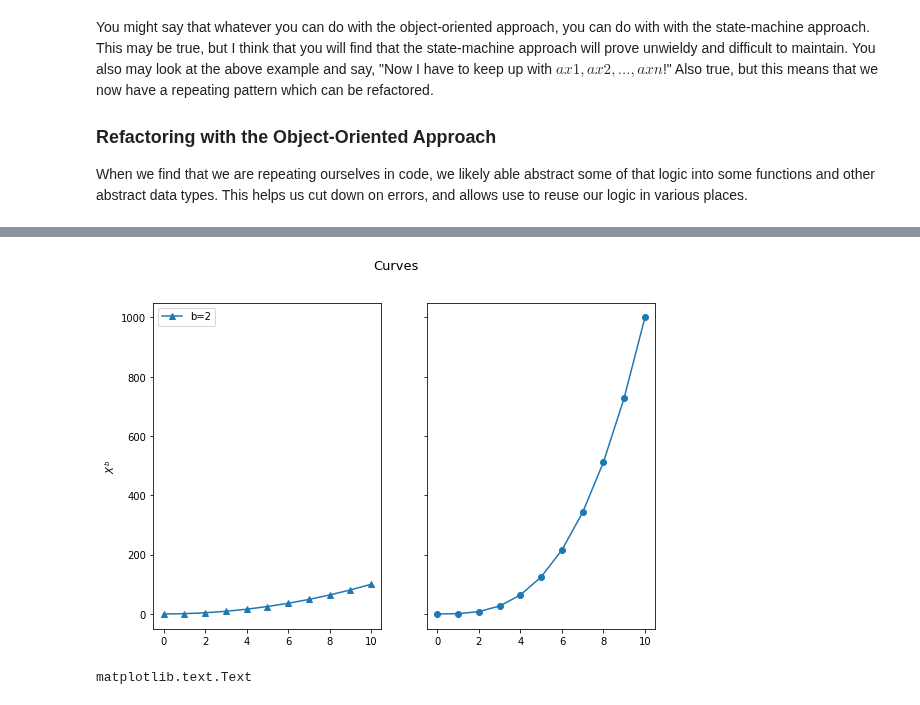
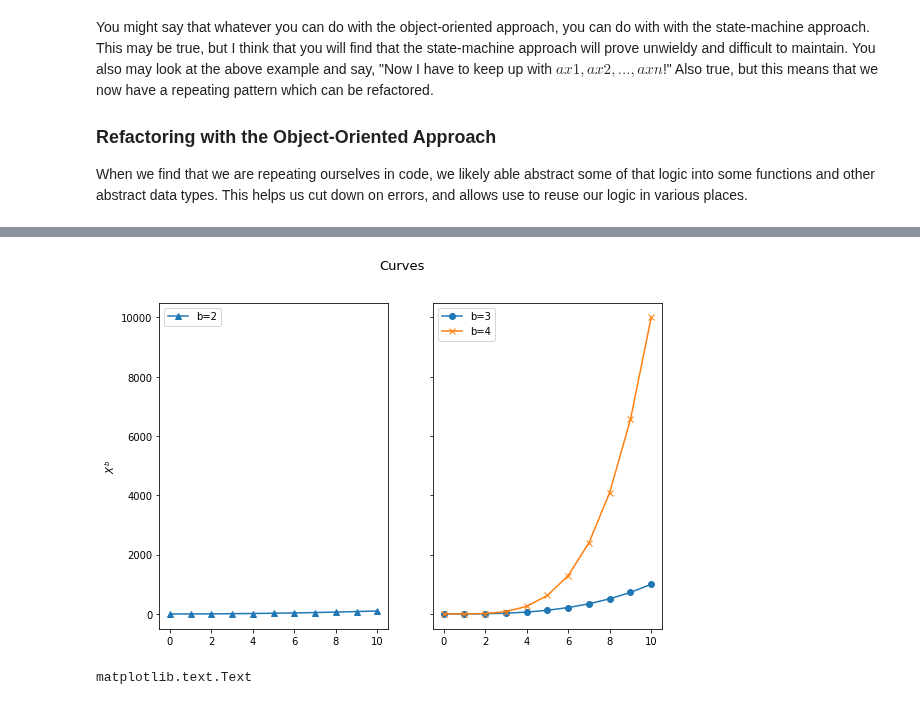
Before and after one commit to yngtodd/eleven, a Jupyter notebook: examples/notebooks/module_02_02_matplotlib_object_oriented.ipynb, the cells around one changed output, grey strips where cells are left out. Cells and saved outputs as stored; diff of their text form; code cells hidden in the pictures.

```diff
--- a/examples/notebooks/module_02_02_matplotlib_object_oriented.ipynb
+++ b/examples/notebooks/module_02_02_matplotlib_object_oriented.ipynb
@@ -139,14 +149,16 @@ def plotter(ax, data, x_label=None, y_label=None, params=None):
 # %%
 fig, (ax1, ax2) = plt.subplots(
     nrows=1, ncols=2, figsize=(9, 6), sharey=True
 )
 
-plotter(ax1, squares, y_label=r'$X^{b}$', params={'marker': '^', 'label':'b=2'})
-plotter(ax2, cubes, params={'marker': 'o'})
+# Two sets of `Axes` passed to plotter gives us two separate subplots
+plotter(ax1, squares, y_label=r'$X^{b}$', params={'marker': '^', 'label': 'b=2'})
+plotter(ax2, cubes, params={'marker': 'o', 'label':'b=3'})
+plotter(ax2, quads, params={'marker': 'x', 'label':'b=4'})
 
 _ = fig.suptitle('Curves', fontsize=13)
 # %% [output]
-[figure, old version]
+[figure, new version]
 # %%
 # The underscore here is a convention in Python when we
 # want to ignore some returned object. This is just a
```
Also changed, not shown: parts of 1 cell of this notebook, 1 other file.
